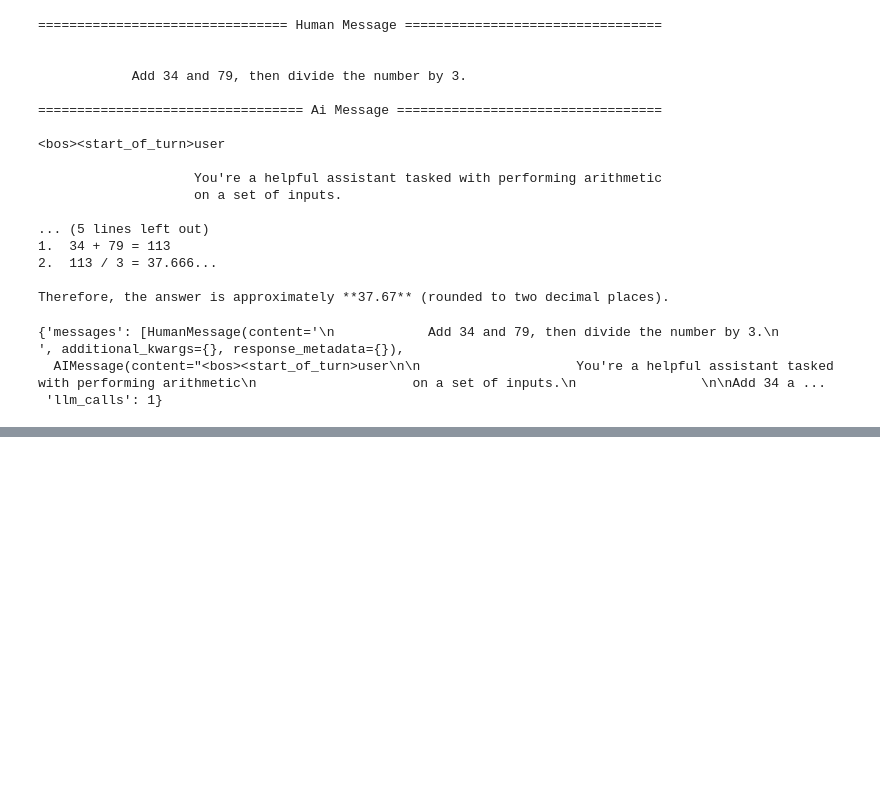
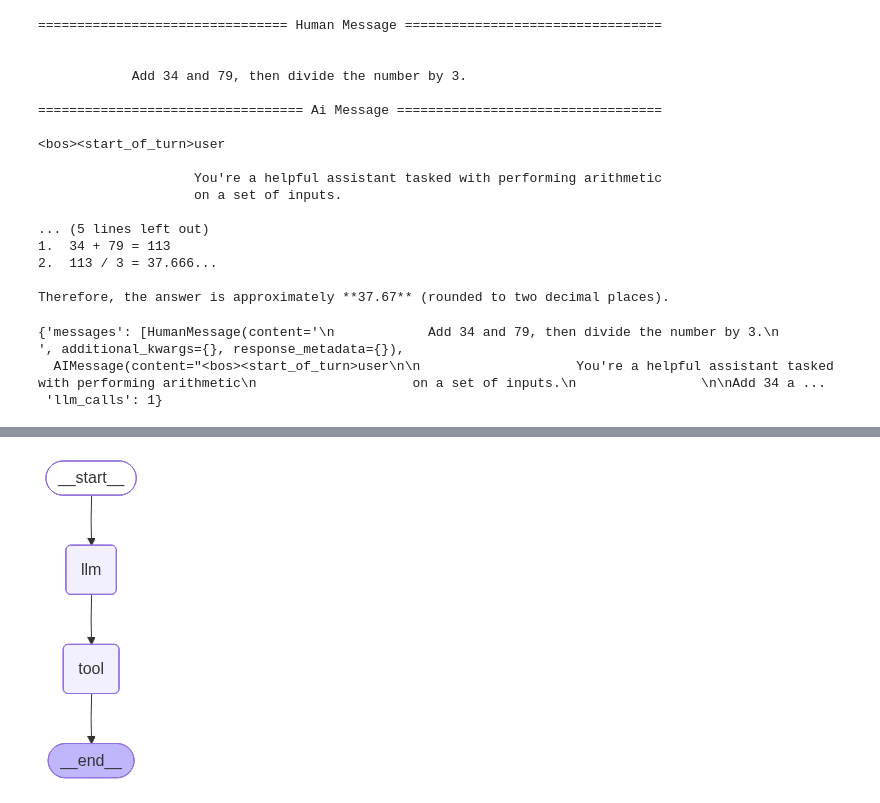
Before and after one commit to MengOonLee/LLM, a Jupyter notebook: References/LangChain/ipynb/T11_Gemma.ipynb, the cells around one changed output, grey strips where cells are left out. Drawn from its saved outputs; the diff is of its cells as text; code cells hidden in the pictures; blank space fills up the shorter version.

```diff
--- a/References/LangChain/ipynb/T11_Gemma.ipynb
+++ b/References/LangChain/ipynb/T11_Gemma.ipynb
@@ -303,0 +372,35 @@ print(summary)
+# %%
+from langchain import messages
+
+llm_with_tools = llm.bind_tools(tools=tools)
+def llm_node(state: dict):
+    """
+    LLM call a tool.
+    """
+    return {"messages": [
+        llm_with_tools.invoke(input=[
+            messages.SystemMessage(content="""
+                You're helpful assistant tasked with performing Wikipedia search.
+            """)
+        ] + state["messages"])
+    ]}
+# %%
+import typing
+from langgraph import graph
+
+class MessagesState(typing.TypedDict):
+    messages: typing.Annotated[list, graph.message.add_messages]
+
+workflow = graph.StateGraph(state_schema=MessagesState)
+
+workflow.add_node(node="llm", action=llm_node)
+workflow.add_node(node="tool", action=tool_node)
+
+workflow.add_edge(start_key=graph.START, end_key="llm")
+workflow.add_edge(start_key="llm", end_key="tool")
+workflow.add_edge(start_key="tool", end_key=graph.END)
+agent = workflow.compile()
+
+agent
+# %% [output]
+[figure, added]
```
Also changed, not shown: parts of 10 cells of this notebook.
